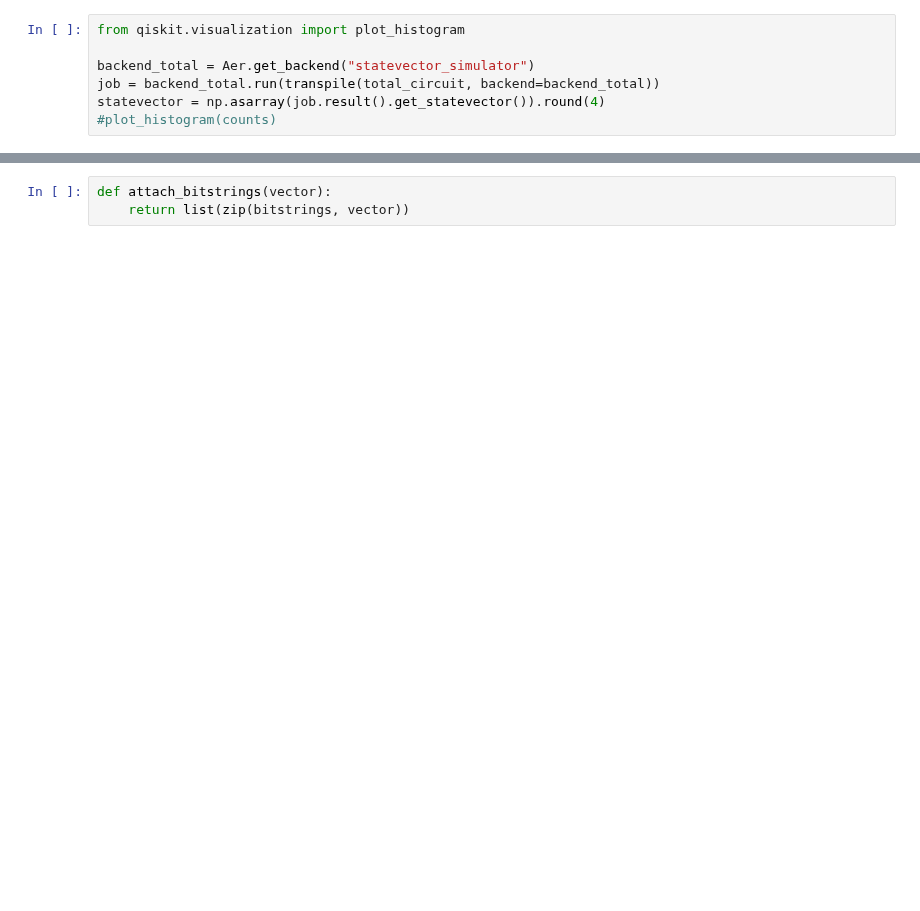
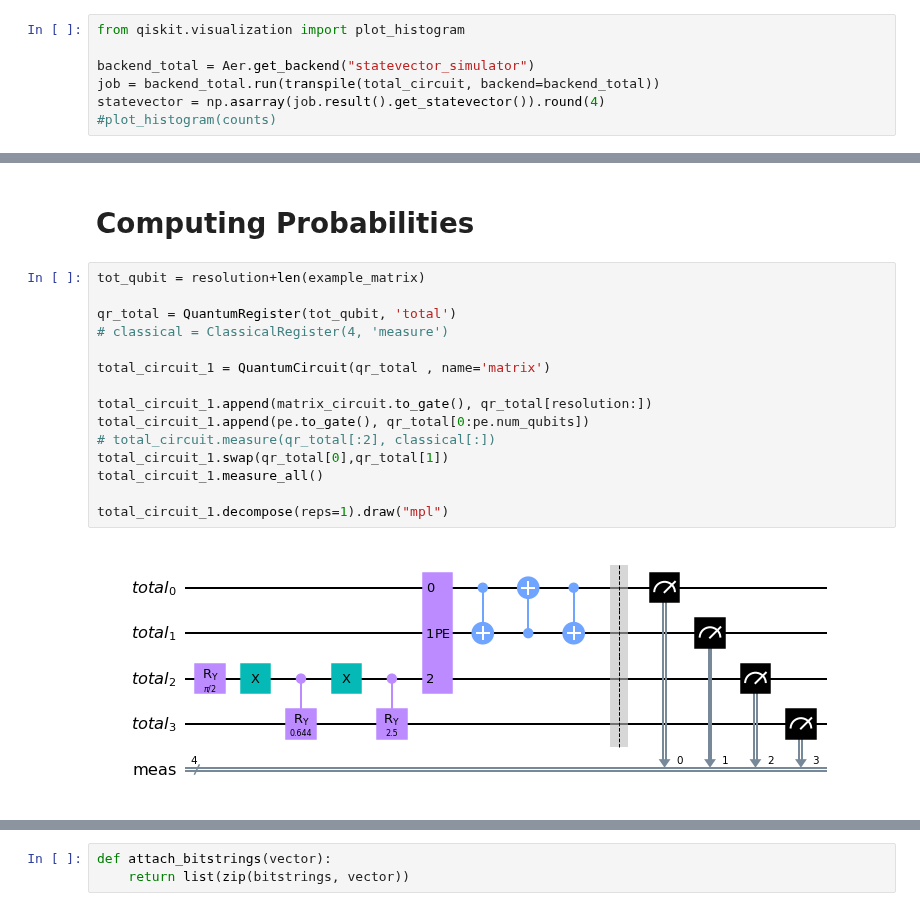
Before and after one commit to PolnareffPark/QuPCA, a Jupyter notebook: tomography_test.ipynb, the cells around one changed output, grey strips where cells are left out. Drawn from its saved outputs; the diff is of its cells as text; blank space fills up the shorter version.

Commit message:
implemented state vector tomography circuit

```diff
--- a/tomography_test.ipynb
+++ b/tomography_test.ipynb
@@ -223,0 +256,19 @@ bitstrings=[''.join([''.join(str(j)) for j in i]) for i in list(map(list, iterto
+# %% [markdown]
+# Computing Probabilities
+# %%
+tot_qubit = resolution+len(example_matrix)
+
+qr_total = QuantumRegister(tot_qubit, 'total')
+# classical = ClassicalRegister(4, 'measure')
+
+total_circuit_1 = QuantumCircuit(qr_total , name='matrix')
+
+total_circuit_1.append(matrix_circuit.to_gate(), qr_total[resolution:])
+total_circuit_1.append(pe.to_gate(), qr_total[0:pe.num_qubits])
+# total_circuit.measure(qr_total[:2], classical[:])
+total_circuit_1.swap(qr_total[0],qr_total[1])
+total_circuit_1.measure_all()
+
+total_circuit_1.decompose(reps=1).draw("mpl")
+# %% [output]
+[figure, added]
```
Also changed, not shown: parts of 33 cells of this notebook.
